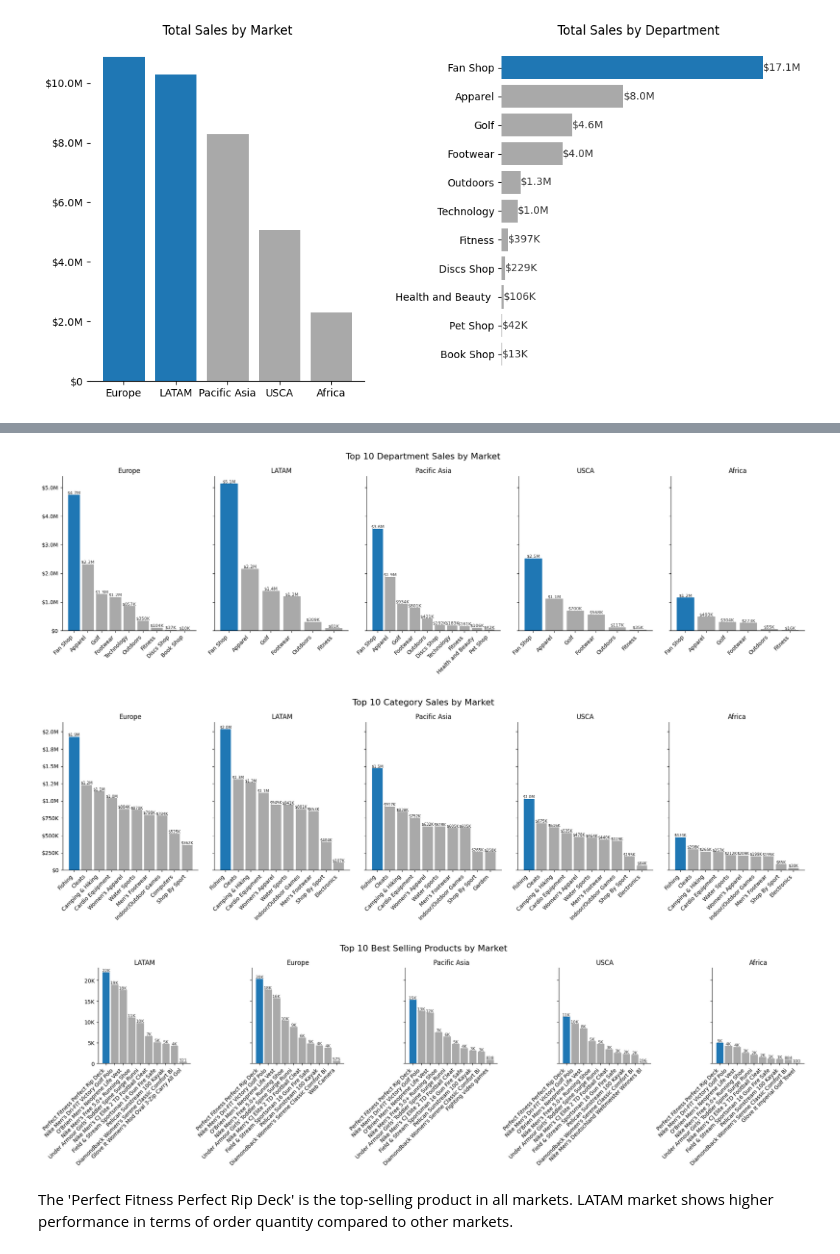
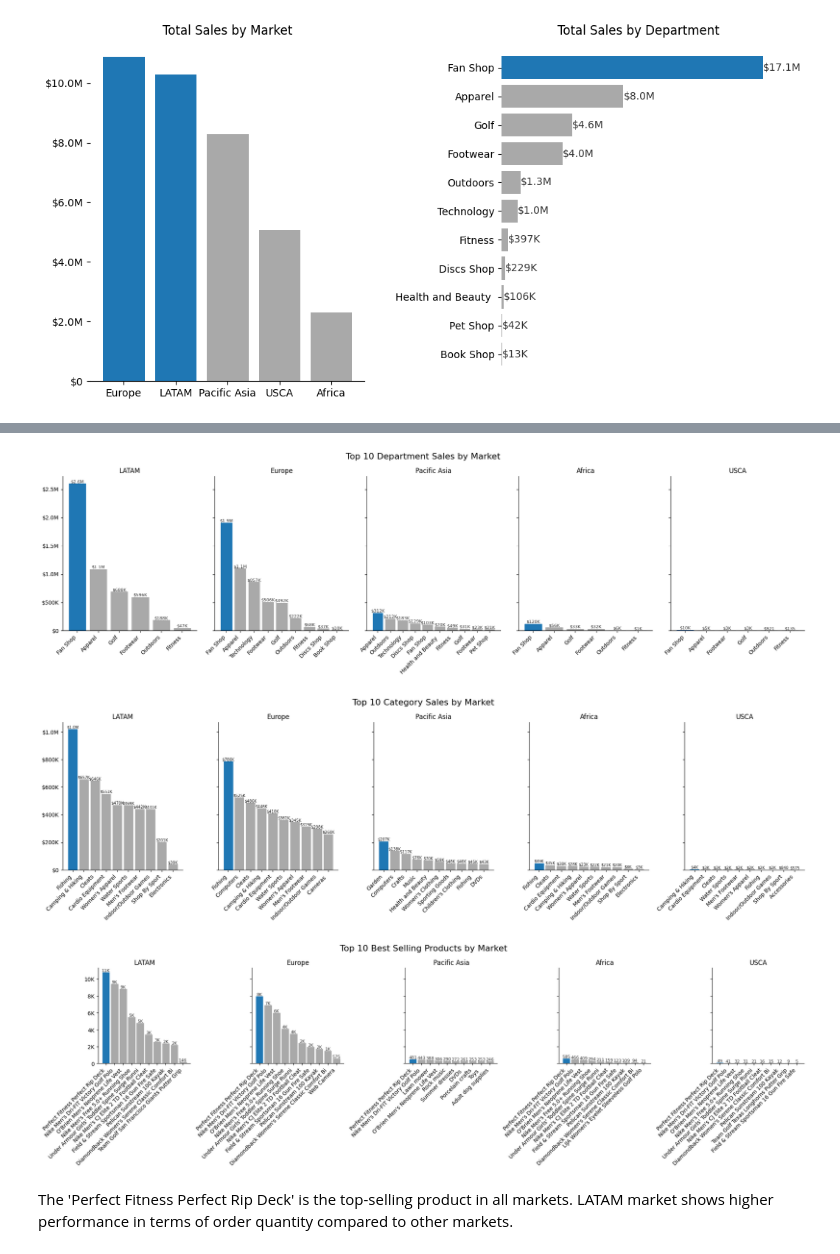
Before and after one commit to emirhansilsupur/supply-chain-analytics-forecasting, a Jupyter notebook: SC_Analytics_Forecasting.ipynb, the cells around one changed output, grey strips where cells are left out. Saved outputs shown, nothing was run; the diff lists cells and outputs as text; code cells hidden in the pictures.

Commit message:
Filter data by year

```diff
--- a/SC_Analytics_Forecasting.ipynb
+++ b/SC_Analytics_Forecasting.ipynb
@@ -77,6 +78,7 @@ df.drop(
 # Change the date-columns to the appropriate format
 df["order date (DateOrders)"] = pd.to_datetime(df["order date (DateOrders)"])
 df["shipping date (DateOrders)"] = pd.to_datetime(df["shipping date (DateOrders)"])
+df["Year"] = df["order date (DateOrders)"].dt.year
 # %%
 df.isnull().sum().any()
 # %% [output]
@@ -140,6 +163,8 @@ Europe and Latin America (LATAM) seem to be larger markets compared to all other
+# %%
+df_ = df[(df["Year"] == 2017)]
 # %%
-market_sales_idx = df.groupby("Market")["Sales"].sum().sort_values(ascending=False).index
-total_sales_by_market_department = df.groupby(["Market","Department Name"])["Sales"].sum().reset_index()
+market_sales_idx = df_.groupby("Market")["Sales"].sum().sort_values(ascending=False).index
+total_sales_by_market_department = df_.groupby(["Market","Department Name"])["Sales"].sum().reset_index()
 top5_departments = total_sales_by_market_department.groupby("Market").apply(lambda x: x.nlargest(10, "Sales")).reset_index(drop=True)
 
 fig, axs = plt.subplots(nrows=1, ncols=5, figsize=(20, 6),sharey=True)
@@ -169,38 +194,38 @@ fig.suptitle("Top 10 Department Sales by Market",fontsize=16)
 plt.tight_layout()
 plt.show()
 # %% [output]
-[figure, old version]
+[figure, new version]
 # %%
-total_sales_by_market_category = df.groupby(["Market","Category Name"])["Sales"].sum().reset_index()
+total_sales_by_market_category = df_.groupby(["Market","Category Name"])["Sales"].sum().reset_index()
 
 top5_departments = total_sales_by_market_category.groupby("Market").apply(lambda x: x.nlargest(10, "Sales")).reset_index(drop=True)
 
 fig, axs = plt.subplots(nrows=1, ncols=5, figsize=(20, 6),sharey=True)
 
 for ax, market in zip(axs, market_sales_idx):
     data = top5_departments[top5_departments["Market"] == market]
     max_sales_category = data.loc[data["Sales"].idxmax()]
     bars=ax.bar(data["Category Name"], data["Sales"])
     for bar in bars:
         if bar.get_height() == max_sales_category["Sales"]:
             bar.set_color("tab:blue")
         else:
             bar.set_color("darkgray")
 
     ax.set_title(market)
     ax.yaxis.set_major_formatter(FuncFormatter(currency_formatter))
     ax.spines[["top","right"]].set_visible(False)
 
     for i, (index, row) in enumerate(data.iterrows()):
         # Use the index of the bar as the x-coordinate
         ax.text(i, row["Sales"], currency_formatter(row["Sales"],None), va="bottom", ha="center", color="black", alpha=0.9,fontsize=7.1)
     ax.set_axisbelow(False)
     ax.set_xticklabels(data["Category Name"], rotation=45, ha="right")
 fig.suptitle("Top 10 Category Sales by Market",fontsize=16)
 plt.tight_layout()
 plt.show()
 # %% [output]
-[figure, old version]
+[figure, new version]
 # %%
 def quantity_formatter(x,pos):
     if x >= 1e9:
@@ -212,8 +237,8 @@ def quantity_formatter(x,pos):
     else:
         return "{:,.0f}".format(x)
 # %%
-market_order_idx = df.groupby("Market")["Order Item Quantity"].sum().sort_values(ascending=False).index
-total_order_by_market_product = df.groupby(["Market","Product Name"])["Order Item Quantity"].sum().reset_index()
+market_order_idx = df_.groupby("Market")["Order Item Quantity"].sum().sort_values(ascending=False).index
+total_order_by_market_product = df_.groupby(["Market","Product Name"])["Order Item Quantity"].sum().reset_index()
 
 top10_product = total_order_by_market_product.groupby("Market").apply(lambda x: x.nlargest(10, "Order Item Quantity")).reset_index(drop=True)
 
@@ -242,7 +267,7 @@ fig.suptitle("Top 10 Best Selling Products by Market",fontsize=16)
 plt.tight_layout()
 plt.show()
 # %% [output]
-[figure, old version]
+[figure, new version]
 # %% [markdown]
 The 'Perfect Fitness Perfect Rip Deck' is the top-selling product in all markets. LATAM market shows higher performance in terms of order quantity compared to other markets.
 # %%
```
Also changed, not shown: parts of 29 cells of this notebook.
